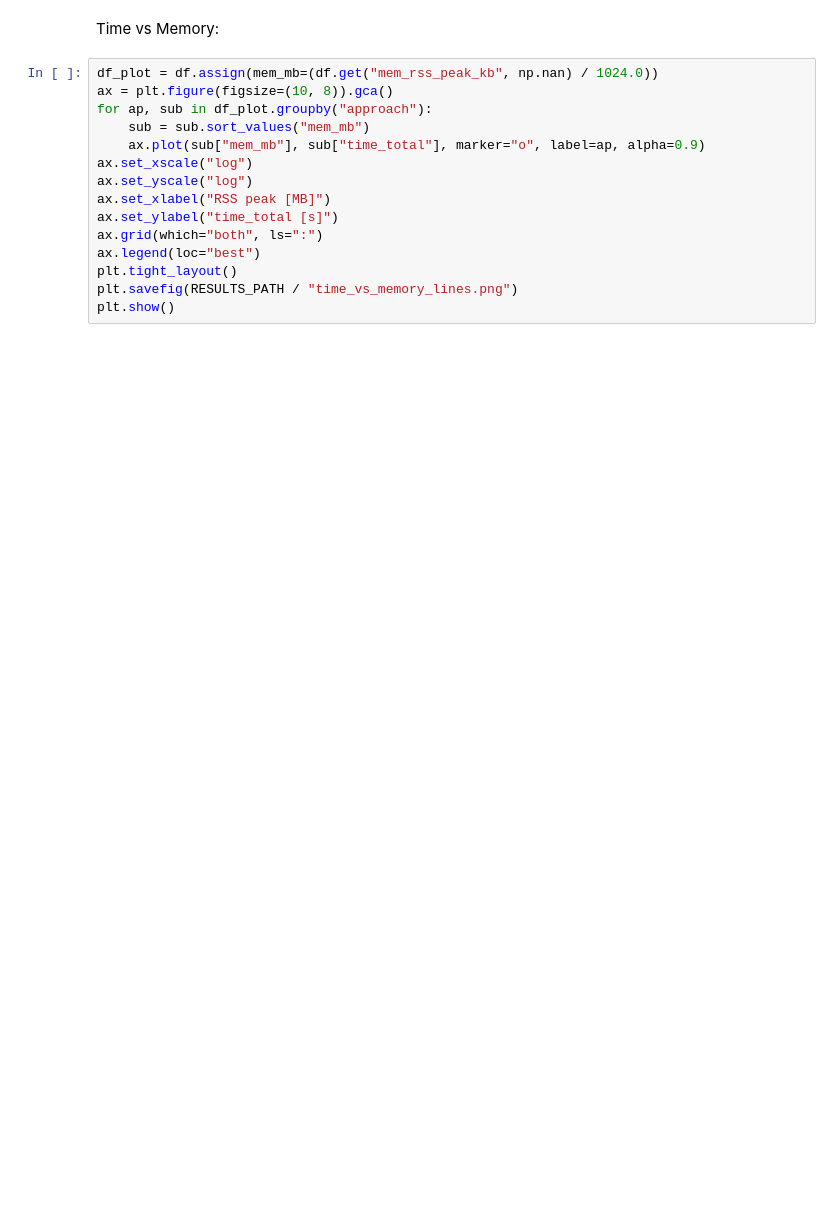
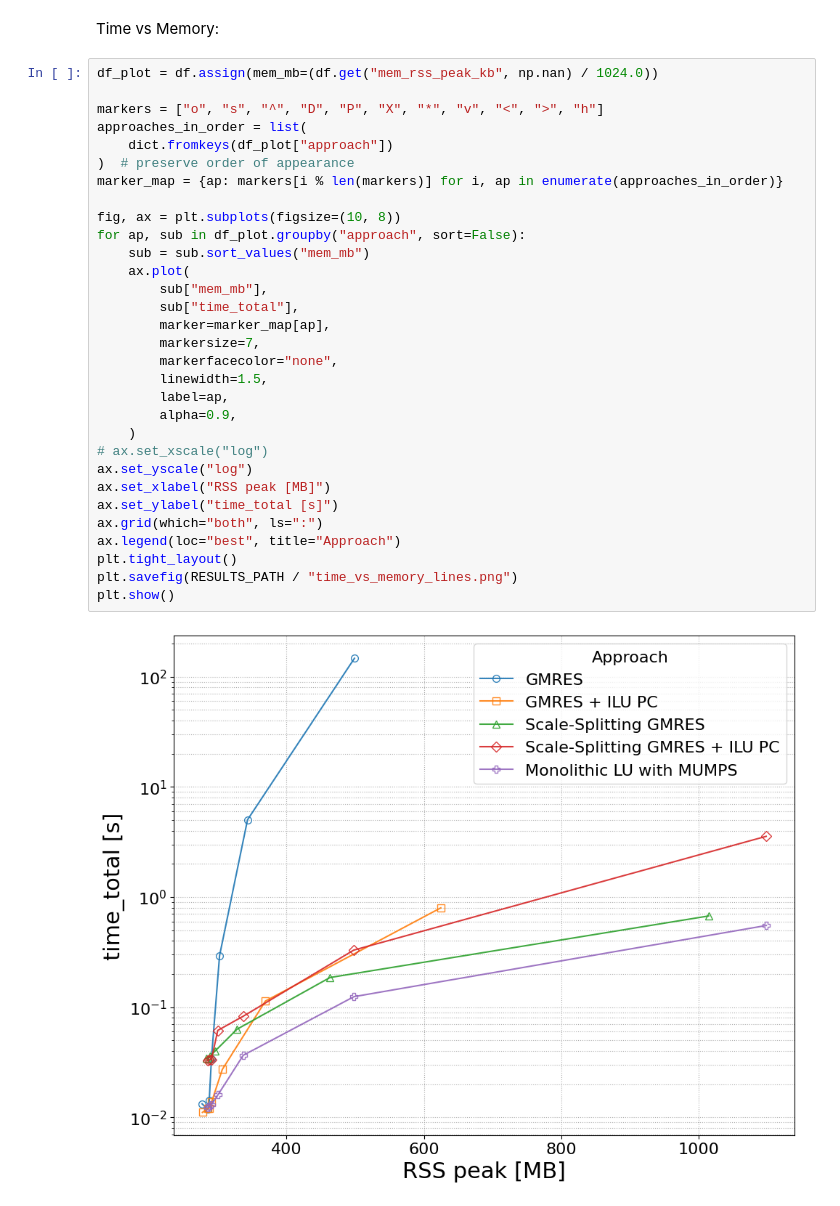
Before and after one commit to ThermoPhase-FCSRG/perphil, a Jupyter notebook: notebooks/petsc-profiling-time-benchmarks.ipynb, the cells around one changed output. Cells and saved outputs as stored; diff of their text form; blank space fills up the shorter version.

```diff
--- a/notebooks/petsc-profiling-time-benchmarks.ipynb
+++ b/notebooks/petsc-profiling-time-benchmarks.ipynb
@@ -707,18 +800,36 @@ plt.show()
 Time vs Memory:
 # %%
 df_plot = df.assign(mem_mb=(df.get("mem_rss_peak_kb", np.nan) / 1024.0))
-ax = plt.figure(figsize=(10, 8)).gca()
-for ap, sub in df_plot.groupby("approach"):
+
+markers = ["o", "s", "^", "D", "P", "X", "*", "v", "<", ">", "h"]
+approaches_in_order = list(
+    dict.fromkeys(df_plot["approach"])
+)  # preserve order of appearance
+marker_map = {ap: markers[i % len(markers)] for i, ap in enumerate(approaches_in_order)}
+
+fig, ax = plt.subplots(figsize=(10, 8))
+for ap, sub in df_plot.groupby("approach", sort=False):
     sub = sub.sort_values("mem_mb")
-    ax.plot(sub["mem_mb"], sub["time_total"], marker="o", label=ap, alpha=0.9)
-ax.set_xscale("log")
+    ax.plot(
+        sub["mem_mb"],
+        sub["time_total"],
+        marker=marker_map[ap],
+        markersize=7,
+        markerfacecolor="none",
+        linewidth=1.5,
+        label=ap,
+        alpha=0.9,
+    )
+# ax.set_xscale("log")
 ax.set_yscale("log")
 ax.set_xlabel("RSS peak [MB]")
 ax.set_ylabel("time_total [s]")
 ax.grid(which="both", ls=":")
-ax.legend(loc="best")
+ax.legend(loc="best", title="Approach")
 plt.tight_layout()
 plt.savefig(RESULTS_PATH / "time_vs_memory_lines.png")
 plt.show()
+# %% [output]
+[figure, added]
 # %%
 df
```
Also changed, not shown: parts of 20 cells of this notebook, 1 other file.
